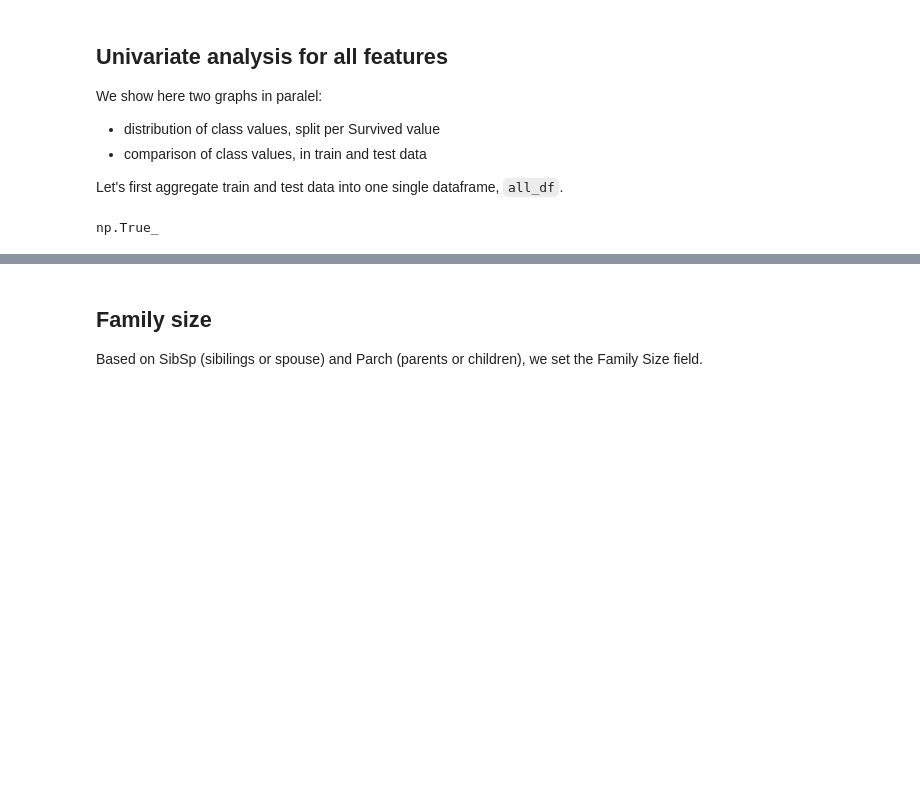
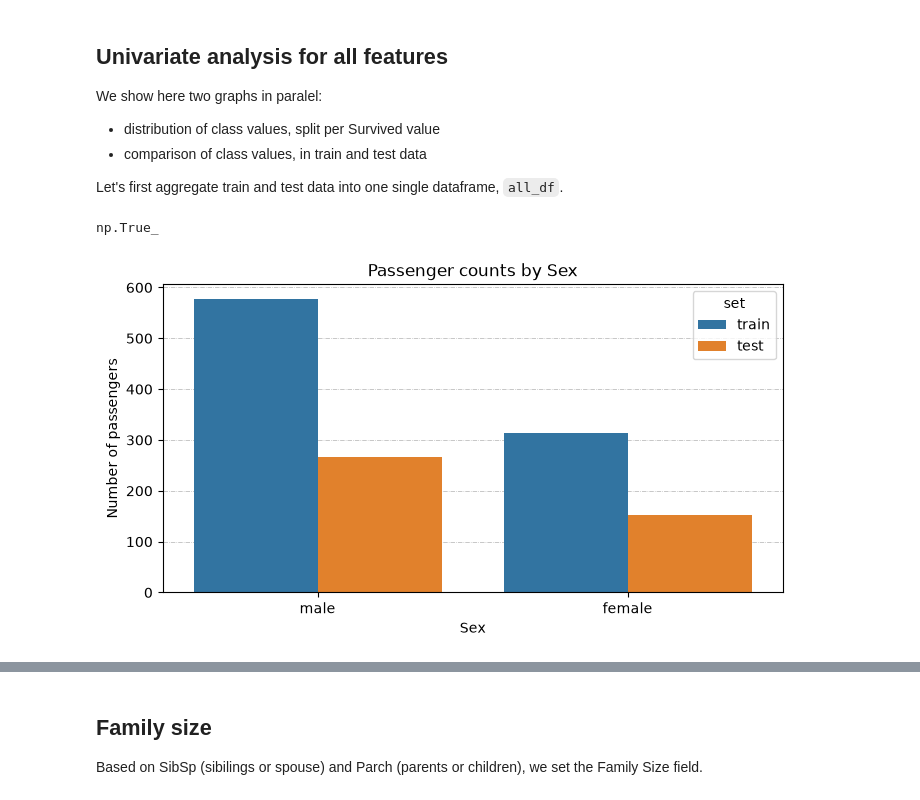
Before and after one commit to isabelBackes/ps1_ex4_nb_to_repo, a Jupyter notebook: Titanic Data Journey.ipynb, the cells around one changed output, grey strips where cells are left out. Cells and saved outputs as stored; diff of their text form; code cells hidden in the pictures; blank space fills up the shorter version.

Commit message:
Add reusable exploratory plots

```diff
--- a/Titanic Data Journey.ipynb
+++ b/Titanic Data Journey.ipynb
@@ -207,2 +203,8 @@ plt.show()
+# %%
+# Plot count pairs "Sex"
+plot_utils.plot_counts(all_df, column="Sex", hue="set")
+plt.show()
+# %% [output]
+[figure, added]
 # %%
 # Plot distribution pairs for "Sex" and hue as "Survived"
```
Also changed, not shown: parts of 8 cells of this notebook, 2 other files.
